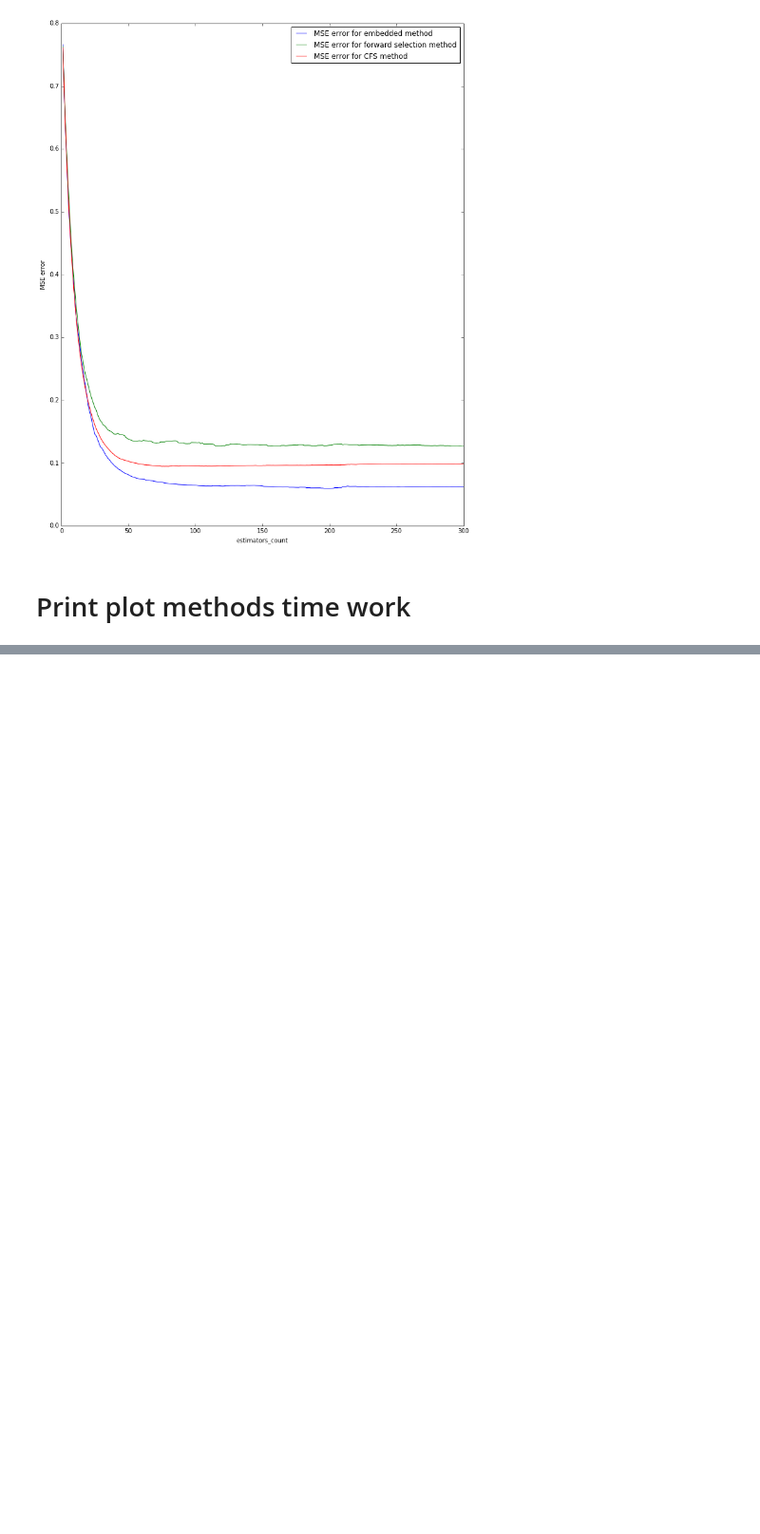
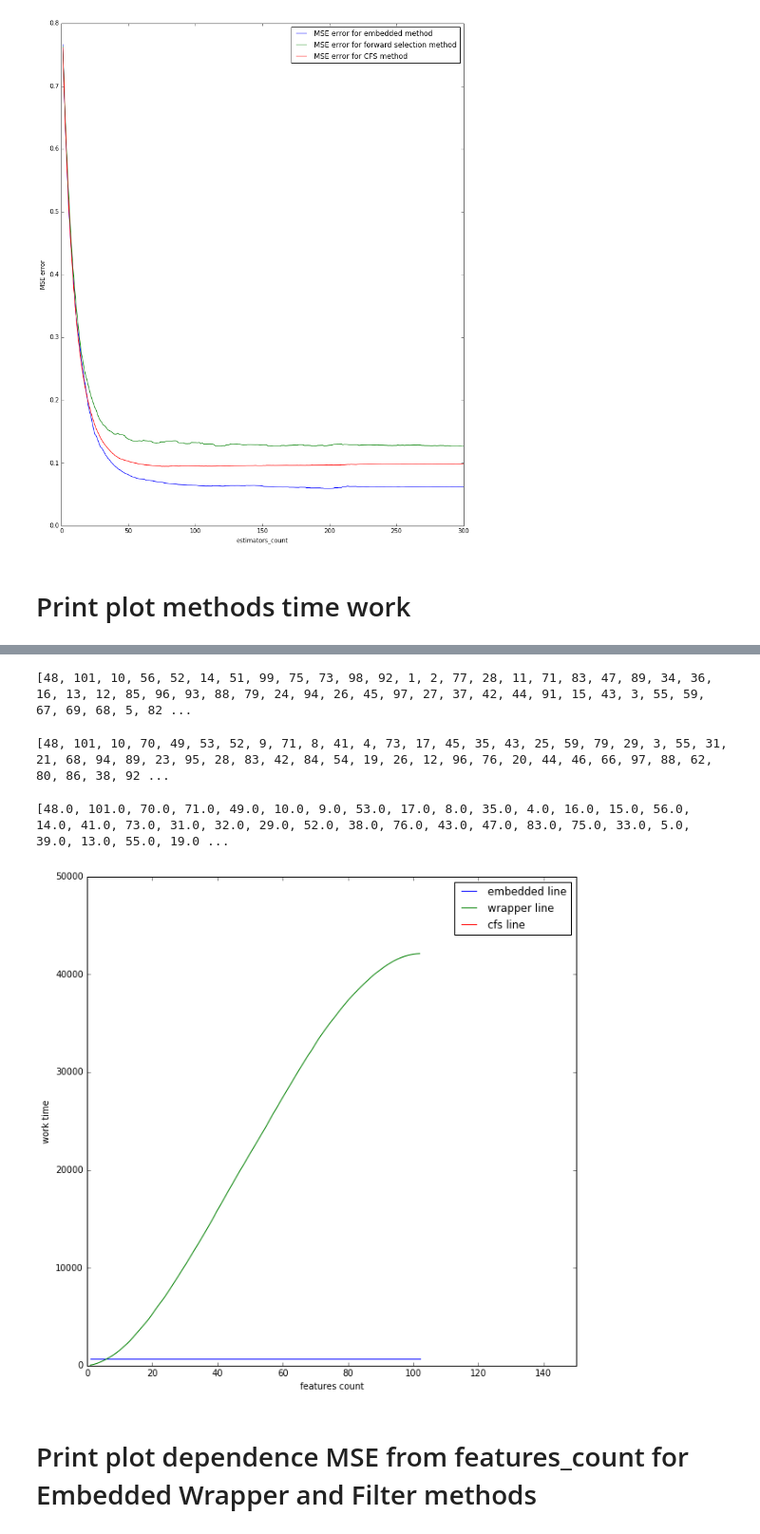
Before and after one commit to alex0parhomenko/technosfera, a Jupyter notebook: big_data/homework1-2/homework1_2.ipynb, the cells around one changed output, grey strips where cells are left out. Shown at 95% size. Cells and saved outputs as stored; diff of their text form; code cells hidden in the pictures; blank space fills up the shorter version.

Commit message:
add work_time plot

```diff
--- a/big_data/homework1-2/homework1_2.ipynb
+++ b/big_data/homework1-2/homework1_2.ipynb
@@ -472,10 +478,12 @@ def forward_selection(data, y_true, features_select):
     features_cou = (data.shape)[1]
     Q = 100000.0
     for i in range(features_select):
+        print i
         best_feature = -1
         Q = 1000000.0
         for j in range(features_cou):
             now_x = data.copy()
+
             if (j not in features_set):
                 now_set = list(features_set)
                 now_set.append(j)
@@ -486,7 +494,7 @@ def forward_selection(data, y_true, features_select):
                 continue
 
 
-            cou_folds = 5
+            cou_folds = 4
             kf = KFold(len(data), n_folds=cou_folds, shuffle=True)
             mse_value_for_now_feature = 0.0
             for train_index, test_index in kf:
@@ -550,10 +560,11 @@ def corelation_feature_selection(x, y, features_select):
     best_value = 0.0
 
     for i in range(features_select):
+        print i
         best_pos = -1
         now_nominator = 0.0
         now_denominator = 0.0
-        best_value = 0.0
+        best_value = np.float("-inf")
 
         for pos in range(features_cou):
             if (pos not in features_set):
@@ -711,0 +721,6 @@ plt.show()
+# %%
+st_time = time.clock()
+params = {'n_estimators': 100, 'features_rate': 1.0, 'cou_samples': len(data), 'min_samples_split': 40,
+                    'learning_rate' : 0.05, 'max_depth' : 4, 'loss' : 'l2'}
+features_embedded_select, time_embedded = emdedded_method(params, data, y_true, max_cou_features)
+print time.clock() - st_time
@@ -712,17 +771,28 @@ plt.show()
+# %%
+print features_cfs_select
+# %% [output]
+[48, 101, 10, 56, 52, 14, 51, 99, 75, 73, 98, 92, 1, 2, 77, 28, 11, 71, 83, 47, 89, 34, 36, 16, 13, 12, 85, 96, 93, 88, 79, 24, 94, 26, 45, 97, 27, 37, 42, 44, 91, 15, 43, 3, 55, 59, 67, 69, 68, 5, 82 ...
+# %%
+print features_wrapper_select
+# %% [output]
+[48, 101, 10, 70, 49, 53, 52, 9, 71, 8, 41, 4, 73, 17, 45, 35, 43, 25, 59, 79, 29, 3, 55, 31, 21, 68, 94, 89, 23, 95, 28, 83, 42, 84, 54, 19, 26, 12, 96, 76, 20, 44, 46, 66, 97, 88, 62, 80, 86, 38, 92 ...
+# %%
+print features_embedded_select
+# %% [output]
+[48.0, 101.0, 70.0, 71.0, 49.0, 10.0, 9.0, 53.0, 17.0, 8.0, 35.0, 4.0, 16.0, 15.0, 56.0, 14.0, 41.0, 73.0, 31.0, 32.0, 29.0, 52.0, 38.0, 76.0, 43.0, 47.0, 83.0, 75.0, 33.0, 5.0, 39.0, 13.0, 55.0, 19.0 ...
 # %%
-params = {'n_estimators': 60, 'features_rate': 1.0, 'cou_samples': len(data), 'min_samples_split': 40,
-                    'learning_rate' : 0.06, 'max_depth' : 5, 'loss' : 'l2'}
-max_cou_features = (data.shape)[1]
-features_embedded_select, time_embedded = emdedded_method(params, data, y_true, max_cou_features)
-features_wrapper_select, time_wrapper = forward_selection(data, y_true, max_cou_features)
-features_cfs_select, time_cfs = corelation_feature_selection(data, y_true, max_cou_features)
-
 x = np.linspace(1, max_cou_features, max_cou_features)
 plt.figure(figsize = (10, 10), dpi = 80)
 embedded_line, = plt.plot(x, time_embedded, label = "embedded line")
 forward_line, = plt.plot(x, time_wrapper, label = "wrapper line")
 cfs_line, = plt.plot(x, time_cfs, label = "cfs line")
+plt.xlim(0, 150)
+plt.ylim(0, 50000)
 plt.legend(handles = [embedded_line, forward_line, cfs_line])
 plt.xlabel("features count")
 plt.ylabel("work time")
 plt.show()
+# %% [output]
+[figure, added]
+# %% [markdown]
+# Print plot dependence MSE from features_count for Embedded Wrapper and Filter methods
```
Also changed, not shown: parts of 12 cells of this notebook, 5 other files.
